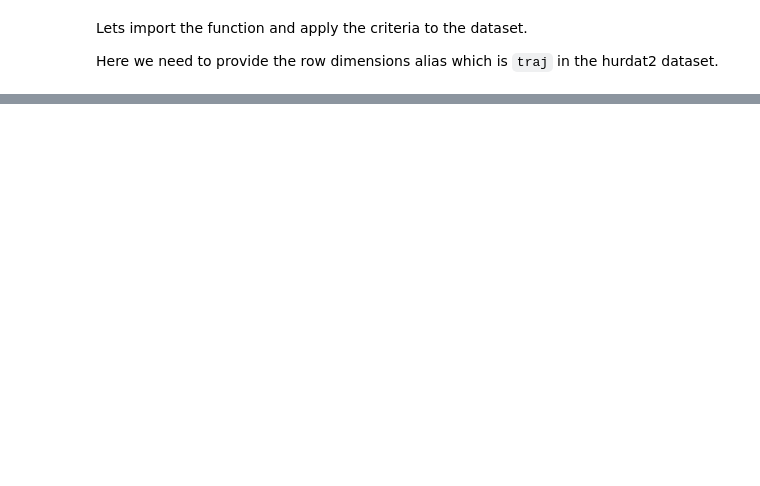
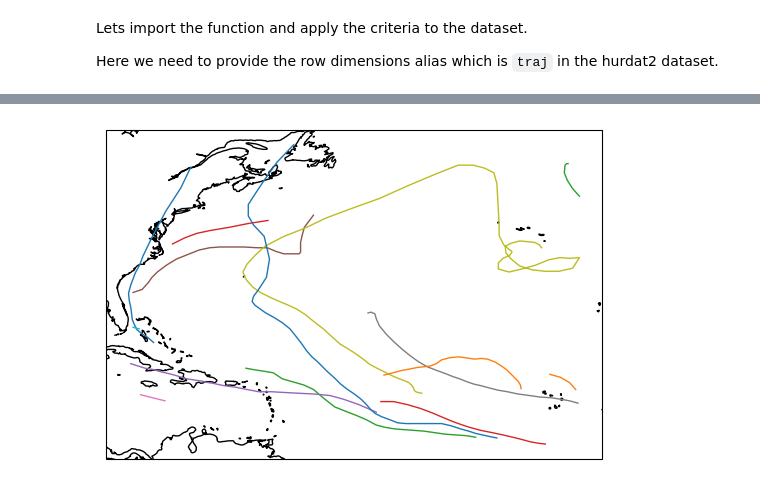
Before and after one commit to Cloud-Drift/hurdat2-get-started, a Jupyter notebook: hurdat2_get_started.ipynb, the cells around one changed output, grey strips where cells are left out. Drawn from its saved outputs; the diff is of its cells as text; code cells hidden in the pictures; blank space fills up the shorter version.

```diff
--- a/hurdat2_get_started.ipynb
+++ b/hurdat2_get_started.ipynb
@@ -12,0 +10,4 @@ ds = adapters.hurdat2.to_raggedarray().to_xarray()
+# %%
+import clouddrift
+ds = clouddrift.datasets.hurdat2(decode_times=True)
+ds
@@ -23,8 +44,8 @@ criteria = dict(
     lat=(10, 50),
     lon=(-80, -20),
     time=(
-        np.float64(datetime(2020, 8, 1).timestamp()),
-        np.float64(datetime(2020, 10, 1).timestamp())
+        np.datetime64(int(datetime(2020, 8, 1).timestamp()), "s"),
+        np.datetime64(int(datetime(2020, 10, 1).timestamp()), "s")
     )
 )
 # %% [markdown]
@@ -50,19 +104,18 @@ Now lets grab our dataset `subset_ds` and process it to plot each track
 # %%
-# Lets generate an array identifying the start and end index of each trajectories segment on the RaggedArray
-obs_ranges = np.cumsum(np.array([0, *subset_ds["rowsize"]]))
+import cartopy.crs as ccrs  # cartopy for projecting our dataset onto different map projections
+import matplotlib.pyplot as plt # is an standard plotting library
 
-# Retrieve all of the ids
-traj_ids = subset_ds["id"].to_numpy().tolist()
+# Lets display the coastline
+ax = plt.axes(projection=ccrs.PlateCarree())
+ax.coastlines()
 
-# Go through each of them
-for traj_id in traj_ids:
-    index = traj_ids.index(traj_id) # Use position to determine start index
-    start, end = obs_ranges[index], obs_ranges[index+1] # the end is determines by the start of the next index
+# Select the trajectories segments on the longitude and latitude variables and plot them!
+for idx, traj_id in enumerate(traj_ids):
+    start, end = obs_ranges[idx], obs_ranges[idx+1] # the end is determines by the start of the next index
     selected = slice(start, end) # create a slice to be used for selecting segments of a variable
-
-    # Select the trajectories segments on the longitude and latitude variables and plot them!
-    plt.plot(
-        subset_ds["lon"].isel(obs=selected), subset_ds["lat"].isel(obs=selected),
-        linestyle="-", ms=0.1,
-        transform=ccrs.Geodetic(), # Define coordinate system to be used
+    plt.plot(subset_ds["lon"].isel(obs=selected), subset_ds["lat"].isel(obs=selected),
+        linestyle="-", linewidth=1,
+        transform=ccrs.Geodetic()
     )
+# %% [output]
+[figure, added]
```
Also changed, not shown: parts of 9 cells of this notebook, 4 other files.
